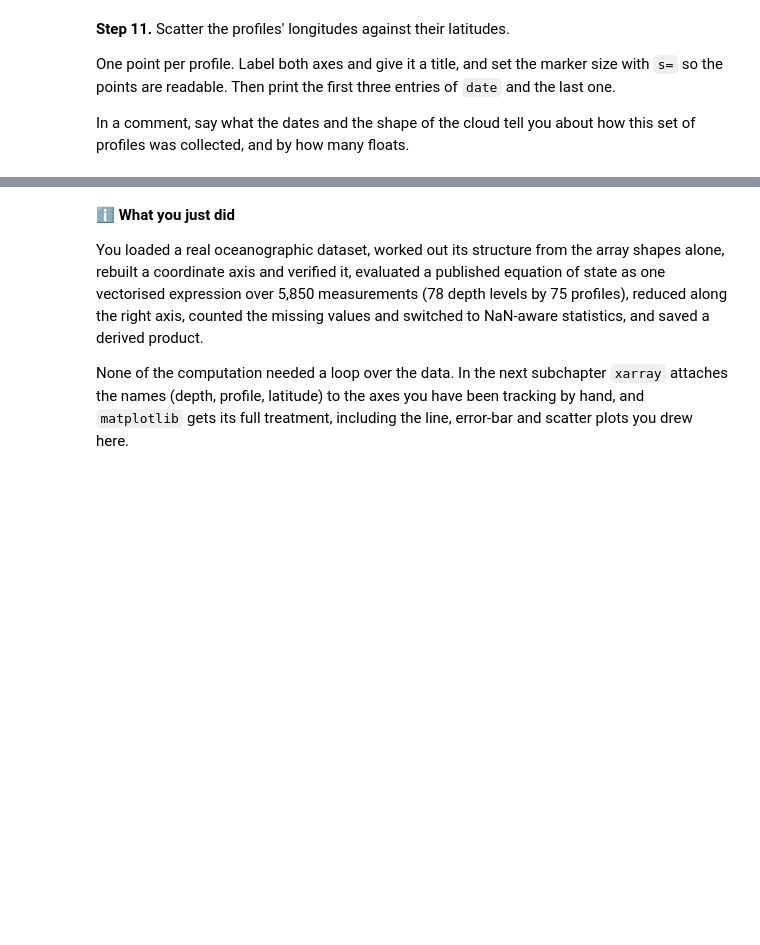
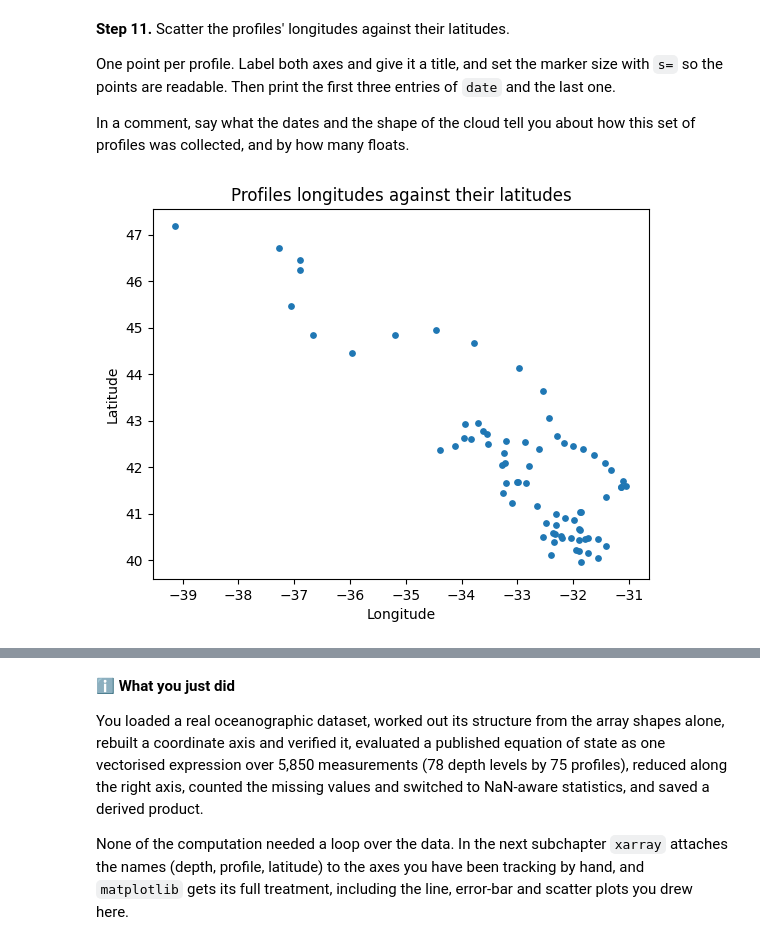
Before and after one commit to Lorena-garciamorais/2026_Intro_Python, a Jupyter notebook: live/part-I/1.3-numpy-exercises.ipynb, the cells around one changed output, grey strips where cells are left out. Cells and saved outputs as stored; diff of their text form; code cells hidden in the pictures; blank space fills up the shorter version.

```diff
--- a/live/part-I/1.3-numpy-exercises.ipynb
+++ b/live/part-I/1.3-numpy-exercises.ipynb
@@ -958,5 +992,20 @@ profiles was collected, and by how many floats.
 # %%
 # Your solution here
 # Hint: plt.scatter(lon, lat)
+
+
+plt.figure()
+plt.scatter(lon, lat, s=15)
+plt.xlabel("Longitude")
+plt.ylabel("Latitude")
+plt.title("Profiles longitudes against their latitudes")
+plt.show()
+
+
+print(date[:3])
+print(date[-1])
+
 # Hint: lon and lat have one entry per profile, not per level
 # Hint: look at the spacing between consecutive dates
+# %% [output]
+[figure, added]
```
Also changed, not shown: parts of 3 cells of this notebook.
